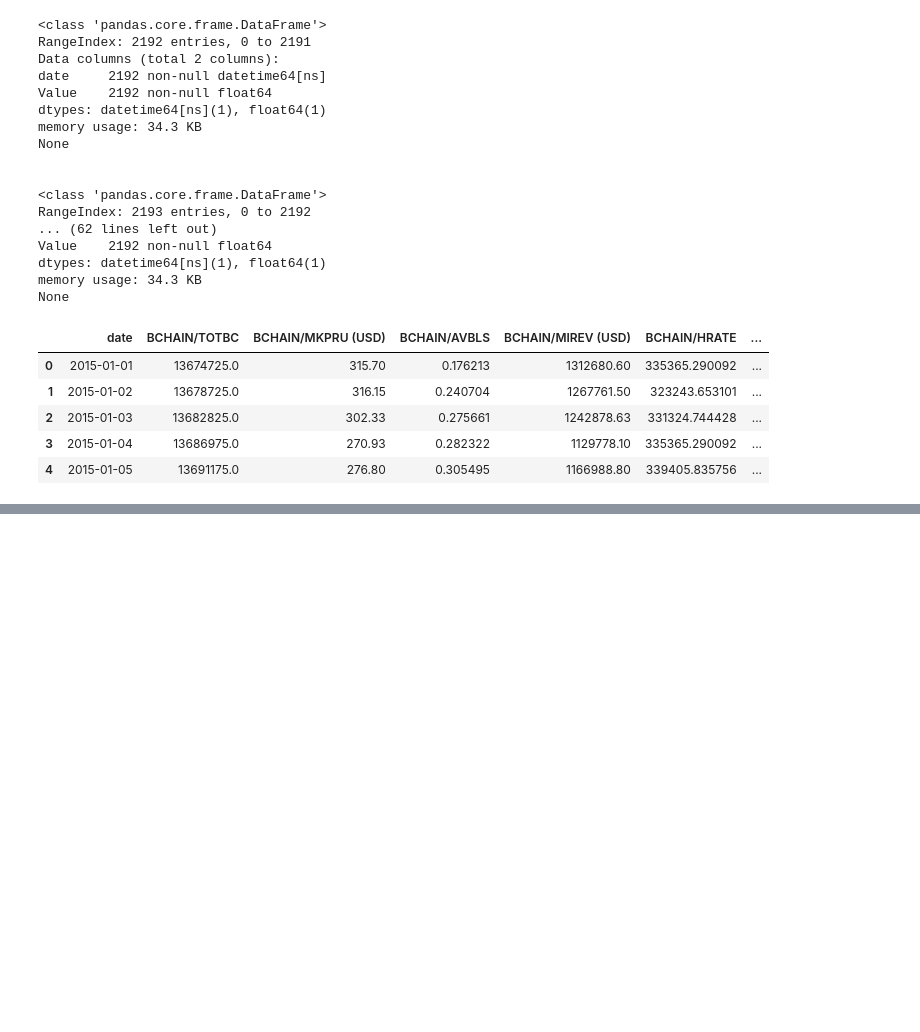
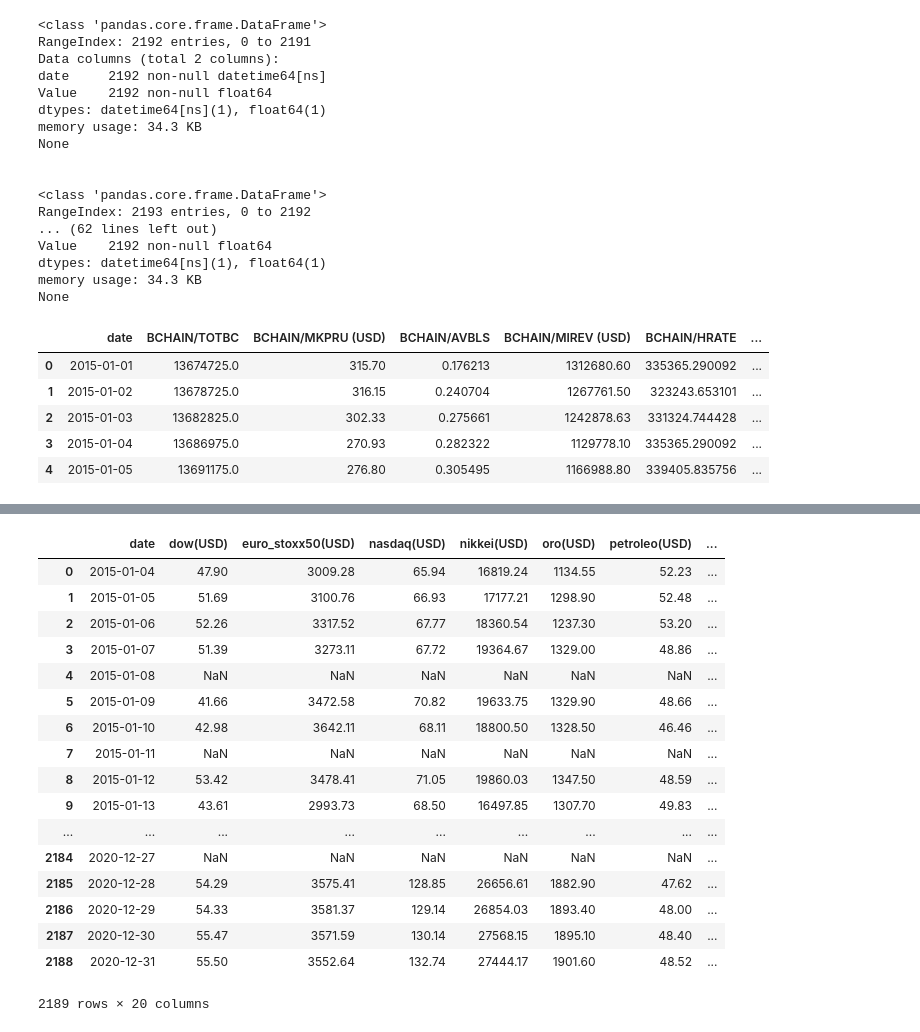
Before and after one commit to keniaCisneros/bitcoins_pricing, a Jupyter notebook: datasets.ipynb, the cells around one changed output, grey strips where cells are left out. Cells and saved outputs as stored; diff of their text form; code cells hidden in the pictures; blank space fills up the shorter version.

```diff
--- a/datasets.ipynb
+++ b/datasets.ipynb
@@ -230,0 +290,53 @@ complete.info()
+# %%
+def completa(df, start, end):
+    names = list(df.columns)
+    date = pd.date_range(start = start, end = end).difference(df.iloc[:,0])
+    new = pd.DataFrame(columns = names)
+    new['date'] = date
+    new = pd.concat([df, new]).sort_values('date')
+    return new
+
+def media(l):
+    try:
+        return (l[0] + l[2])/2
+    except IOError:
+        if l[0] > 0:
+            return l[0]
+    except:
+        if l[1] > 0:
+            return l[1]
+
+def rellena(df):
+    nan = list(df.iloc[:,1].isnull())
+    idx = []
+    for i, j in enumerate(nan):
+        if j:
+            idx.append(i)
+    for col in range(1, len(df.columns)):
+        for i in idx:
+            df.iloc[i][col] = media(list(df.iloc[[i - 1, i, i + 1],col]))
+    return df
+# %%
+df_aux = completa(complete, '2015-01-04', '2020-12-31')
+final = pd.concat([complete, df_aux]).sort_values('date').drop_duplicates().reset_index()
+final.drop(['index'], axis=1, inplace = True)
+final
+# %% [output]
+|  | date | dow(USD) | euro_stoxx50(USD) | nasdaq(USD) | nikkei(USD) | oro(USD) | petroleo(USD) | ... |
+| 0 | 2015-01-04 | 47.90 | 3009.28 | 65.94 | 16819.24 | 1134.55 | 52.23 | ... |
+| 1 | 2015-01-05 | 51.69 | 3100.76 | 66.93 | 17177.21 | 1298.90 | 52.48 | ... |
+| 2 | 2015-01-06 | 52.26 | 3317.52 | 67.77 | 18360.54 | 1237.30 | 53.20 | ... |
+| 3 | 2015-01-07 | 51.39 | 3273.11 | 67.72 | 19364.67 | 1329.00 | 48.86 | ... |
+| 4 | 2015-01-08 | NaN | NaN | NaN | NaN | NaN | NaN | ... |
+| 5 | 2015-01-09 | 41.66 | 3472.58 | 70.82 | 19633.75 | 1329.90 | 48.66 | ... |
+| 6 | 2015-01-10 | 42.98 | 3642.11 | 68.11 | 18800.50 | 1328.50 | 46.46 | ... |
+| 7 | 2015-01-11 | NaN | NaN | NaN | NaN | NaN | NaN | ... |
+| 8 | 2015-01-12 | 53.42 | 3478.41 | 71.05 | 19860.03 | 1347.50 | 48.59 | ... |
+| 9 | 2015-01-13 | 43.61 | 2993.73 | 68.50 | 16497.85 | 1307.70 | 49.83 | ... |
+| ... | ... | ... | ... | ... | ... | ... | ... | ... |
+| 2184 | 2020-12-27 | NaN | NaN | NaN | NaN | NaN | NaN | ... |
+| 2185 | 2020-12-28 | 54.29 | 3575.41 | 128.85 | 26656.61 | 1882.90 | 47.62 | ... |
+| 2186 | 2020-12-29 | 54.33 | 3581.37 | 129.14 | 26854.03 | 1893.40 | 48.00 | ... |
+| 2187 | 2020-12-30 | 55.47 | 3571.59 | 130.14 | 27568.15 | 1895.10 | 48.40 | ... |
+| 2188 | 2020-12-31 | 55.50 | 3552.64 | 132.74 | 27444.17 | 1901.60 | 48.52 | ... |
+2189 rows × 20 columns
```
Also changed, not shown: parts of 11 cells of this notebook, 1 other file.
